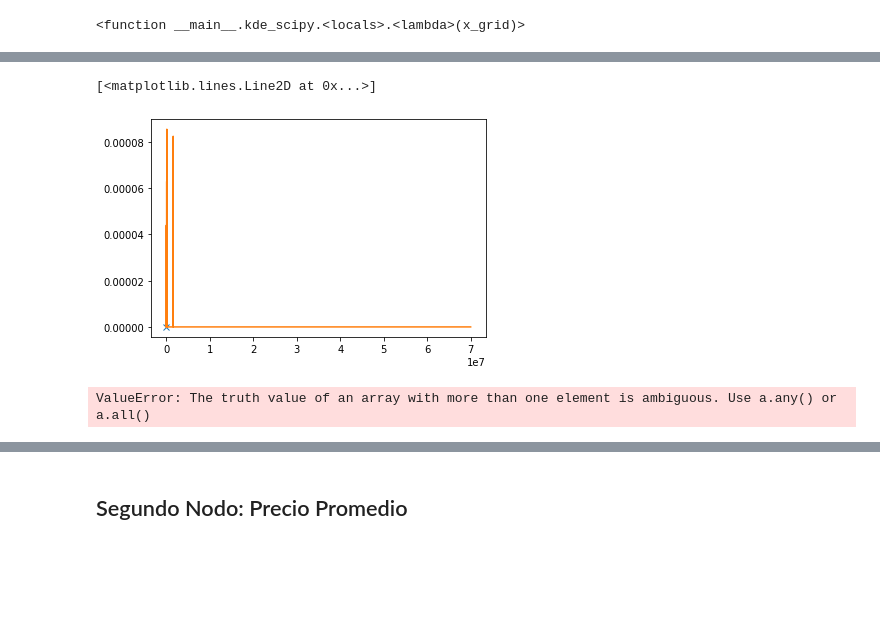
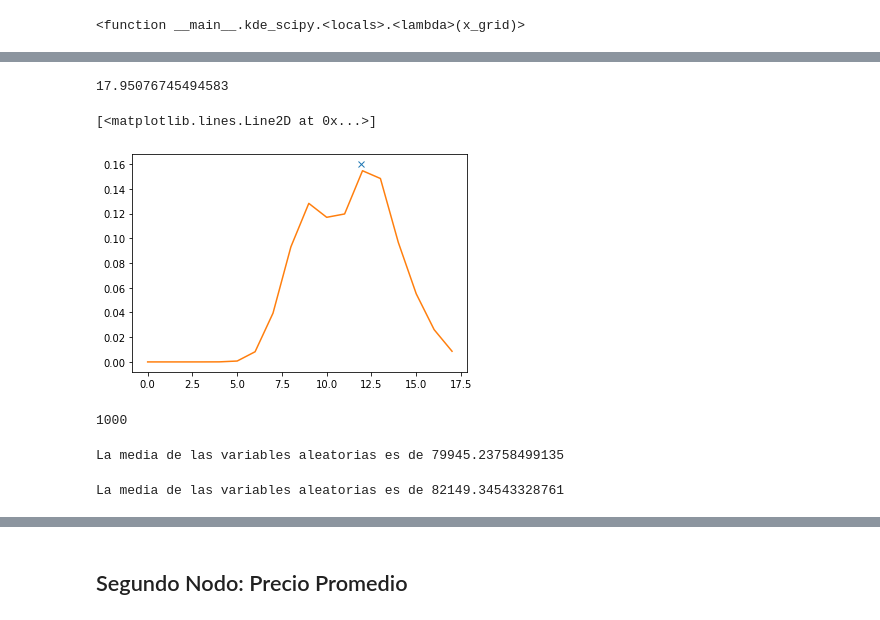
Before and after one commit to ACristinaVV/Proyecto_Avocado, a Jupyter notebook: Proyecto .ipynb, the cells around one changed output, grey strips where cells are left out. Drawn from its saved outputs; the diff is of its cells as text; code cells hidden in the pictures; blank space fills up the shorter version.

```diff
--- a/Proyecto .ipynb
+++ b/Proyecto .ipynb
@@ -150,8 +150,10 @@ import statsmodels.api as sm
 import seaborn as sns
 # %% [markdown]
 ## Primer Nodo: Ventas
+# %%
+ventas_log = np.log(data['Total Volume'])
 # %%
-def kde_scipy(x,bandwidth=0.2, **kwargs):
+def kde_scipy(x,bandwidth=0.8, **kwargs):
     """Kernel Density Estimation with Scipy"""
     # Note that scipy weights its bandwidth by the covariance of the
     # input data.  To make the results comparable to the other methods,
@@ -159,7 +161,7 @@ def kde_scipy(x,bandwidth=0.2, **kwargs):
     kde = gaussian_kde(x, bw_method=bandwidth / x.std(ddof=1), **kwargs)
     return lambda x_grid: kde.evaluate(x_grid)
 # %%
-Ventas = kde_scipy(data['Total Volume'])
+Ventas = kde_scipy(ventas_log)
 Ventas
 # %% [output]
 <function __main__.kde_scipy.<locals>.<lambda>(x_grid)>
@@ -184 +176,5 @@ sns.boxplot(x=x_ventas, color='r', width=0.5)
+# %%
+max(ventas_log)
+# %% [output]
+17.95076745494583
 # %%
@@ -199,22 +193,31 @@ def acep_rechazo_positivos(f:'función objetivo a generar',
     return X
 # %%
 f = Ventas
-x = np.arange(80.50,70000000.50,10000)
+x = np.arange(0,max(ventas_log),1)
 
-max_volume = f(optimize.fmin(lambda x:-f(x),0,disp=False))
+max_volumen = f(optimize.fmin(lambda x:-f(x),0,disp=False))
 
-plt.plot(0,max_volume,'x',lw = 10)
+plt.plot(11.9,max_volumen,'x',lw = 50)
 
 plt.plot(x,f(x))
 # %% [output]
 [<matplotlib.lines.Line2D at 0x...>]
-[figure, old version]
+[figure, new version]
 # %%
 np.random.seed(123)
 N = 1000 # numero de variables que distribuyen como f a generar
 
 # Usar func anteriormente definida como acep_rechazo_aleatorias que genera variables aleatorias
-var_aleatorias_montecarlo_ventas = acep_rechazo_positivos(f,max_volume,N)
+var_aleatorias_montecarlo_ventas = acep_rechazo(f,max_volumen,N)
 len(var_aleatorias_montecarlo_ventas)
 # %% [output]
-ValueError: The truth value of an array with more than one element is ambiguous. Use a.any() or a.all()
+1000
+# %%
+media_monte_ventas = var_aleatorias_montecarlo_ventas.mean()
+print('La media de las variables aleatorias es de', np.exp(media_monte_ventas))
+# %% [output]
+La media de las variables aleatorias es de 79945.23758499135
+# %%
+print('La media de las variables aleatorias es de', np.exp(ventas_log.mean()))
+# %% [output]
+La media de las variables aleatorias es de 82149.34543328761
```
Also changed, not shown: parts of 28 cells of this notebook.
